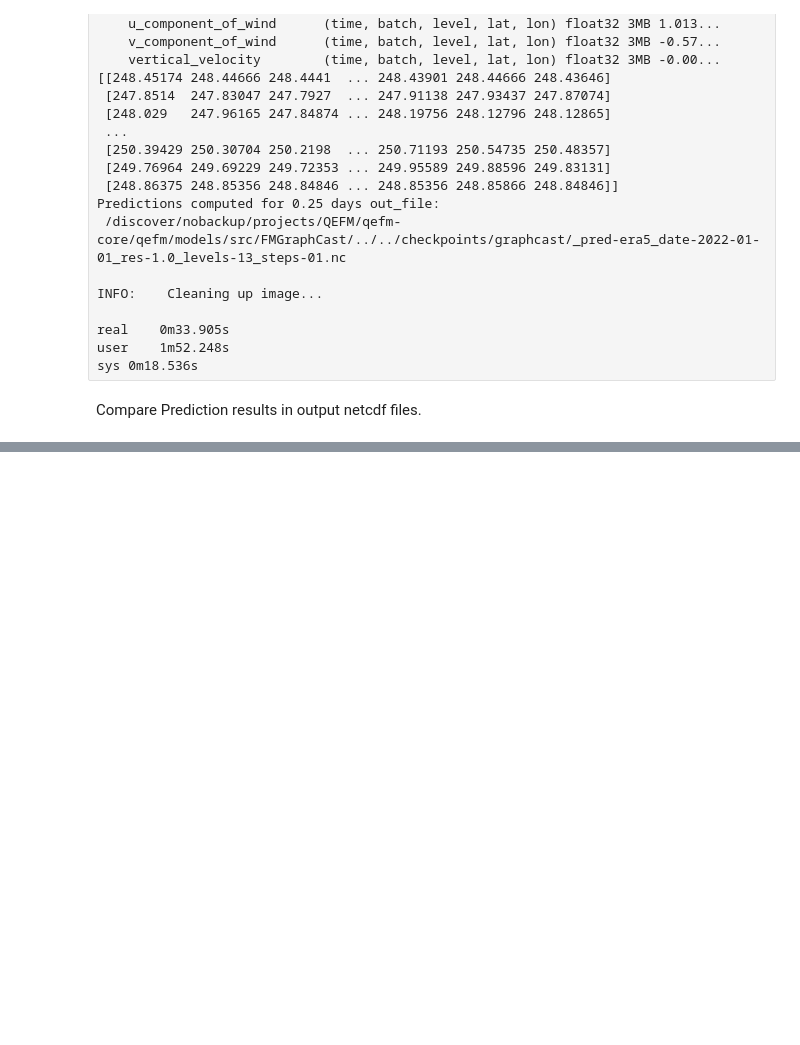
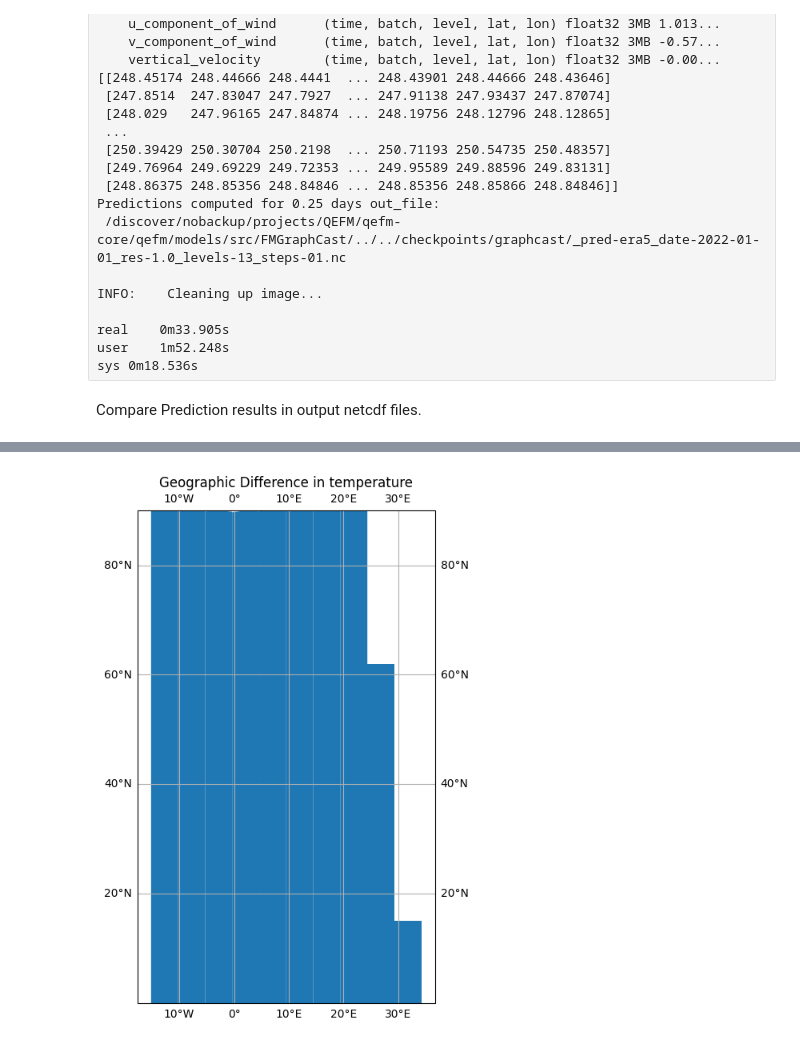
Before and after one commit to nasa-nccs-hpda/qefm-core, a Jupyter notebook: data/NSE/notebooks/obs_to_graphcast.ipynb, the cells around one changed output, grey strips where cells are left out. Saved outputs shown, nothing was run; the diff lists cells and outputs as text; code cells hidden in the pictures; blank space fills up the shorter version.

```diff
--- a/data/NSE/notebooks/obs_to_graphcast.ipynb
+++ b/data/NSE/notebooks/obs_to_graphcast.ipynb
@@ -506,0 +528,25 @@ Max difference: 34.22456359863281
+# %%
+# Requires cartopy (pip install cartopy)
+# Assuming 'longitude' and 'latitude' are the coordinate names
+import cartopy.crs as ccrs
+plt.figure(figsize=(12, 8))
+ax = plt.axes(projection=ccrs.PlateCarree())
+
+# Plot the difference on a map
+difference.plot(ax=ax, transform=ccrs.PlateCarree())
+# difference.plot(ax=ax, transform=ccrs.PlateCarree(),
+#                 vmin=-abs(difference.max()) if abs(difference.min()) < abs(difference.max()) else difference.min(),
+#                 vmax=abs(difference.max()))
+# # Plot the difference on a map
+# difference.plot(ax=ax, transform=ccrs.PlateCarree(), cmap='coolwarm',
+#                 cbar_kwargs={'label': 'Difference Unit'},
+#                 vmin=-abs(difference.max()) if abs(difference.min()) < abs(difference.max()) else difference.min(),
+#                 vmax=abs(difference.max()))
+
+# Add map features
+#ax.coastlines()
+ax.gridlines(draw_labels=True)
+plt.title(f'Geographic Difference in {variable_name}')
+plt.show()
+# %% [output]
+[figure, added]
```
Also changed, not shown: parts of 18 cells of this notebook.
